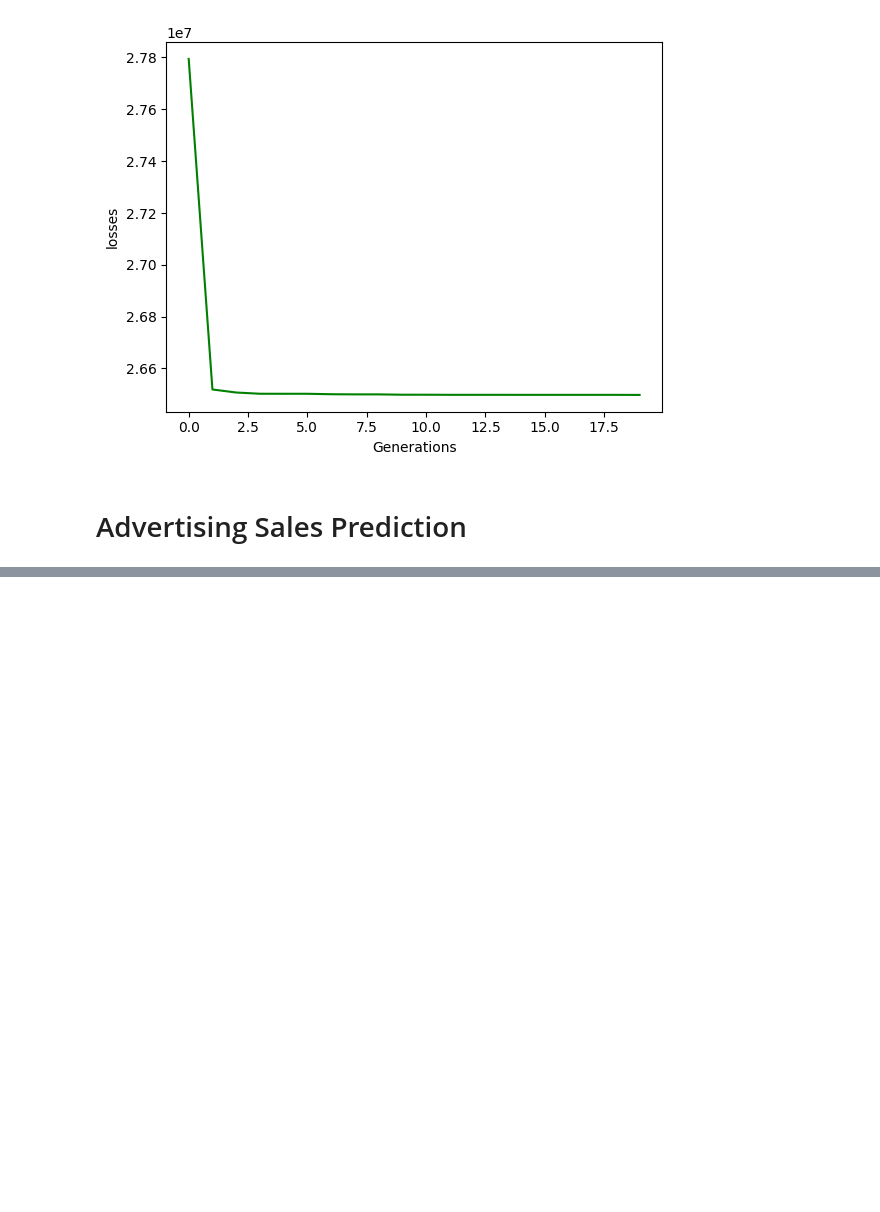
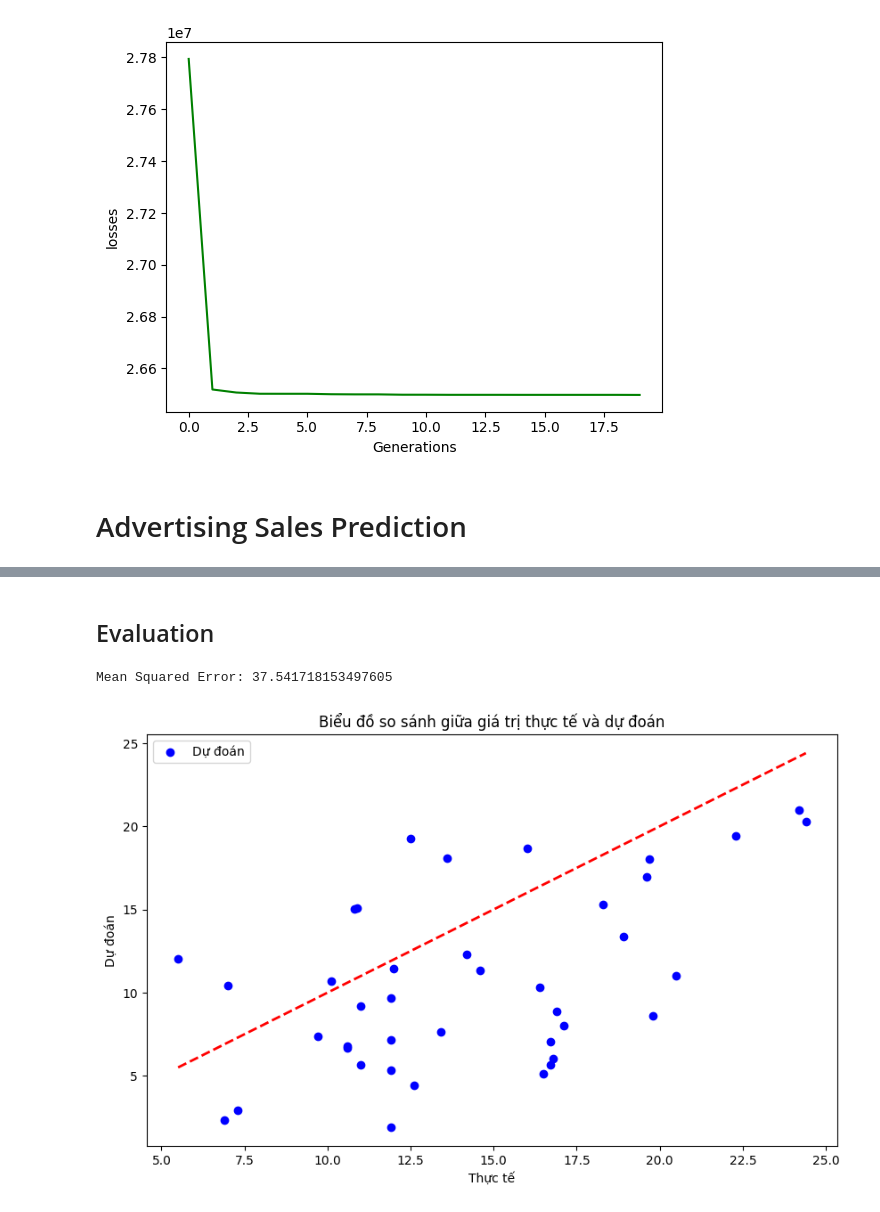
Before and after one commit to HungPham2002/Genetic-Algorithms-optimization-and-Linear-Regression-problems, a Jupyter notebook: Genetic_Algorithms_To_Solve_Linear_Regression_Problems.ipynb, the cells around one changed output, grey strips where cells are left out. Saved outputs shown, nothing was run; the diff lists cells and outputs as text; code cells hidden in the pictures; blank space fills up the shorter version.

```diff
--- a/Genetic_Algorithms_To_Solve_Linear_Regression_Problems.ipynb
+++ b/Genetic_Algorithms_To_Solve_Linear_Regression_Problems.ipynb
@@ -471,0 +593,14 @@ plt.show()
+# %%
+def generate_random_value(bound = 100):
+    return (random.random()*2 - 1)*bound
+
+def compute_loss(individual,X,y):
+    theta = np.array(individual)
+    y_hat = X.dot(theta)
+    loss  = np.multiply((y_hat-y), (y_hat-y)).mean()
+    return loss
+
+def compute_fitness(individual,X,y):
+    loss = compute_loss(individual,X,y)
+    fitness = 1 / (loss + 0.0001)
+    return fitness
@@ -471,0 +700,3 @@ plt.show()
+# %%
+sorted_population = sorted(population, key=lambda ind: compute_fitness(ind, X_train, y_train))
+print(sorted_population[-1])
@@ -471,0 +714,28 @@ plt.show()
+# %% [markdown]
+## Evaluation
+# %%
+best_individual = sorted_population[-1]
+best_weights = np.array(best_individual[:-1])
+best_bias = best_individual[-1]
+# %%
+y_pred = X_test.dot(best_weights) + best_bias
+# %%
+from sklearn.metrics import mean_squared_error
+
+mse = mean_squared_error(y_test, y_pred)
+print("Mean Squared Error:", mse)
+# %% [output]
+Mean Squared Error: 37.541718153497605
+# %%
+import matplotlib.pyplot as plt
+
+plt.figure(figsize=(10, 6))
+plt.scatter(y_test, y_pred, color='blue', label='Dự đoán')
+plt.plot([min(y_test), max(y_test)], [min(y_test), max(y_test)], color='red', linestyle='--', linewidth=2)
+plt.xlabel('Thực tế')
+plt.ylabel('Dự đoán')
+plt.title('Biểu đồ so sánh giữa giá trị thực tế và dự đoán')
+plt.legend()
+plt.show()
+# %% [output]
+[figure, added]
```
Also changed, not shown: parts of 34 cells of this notebook.
